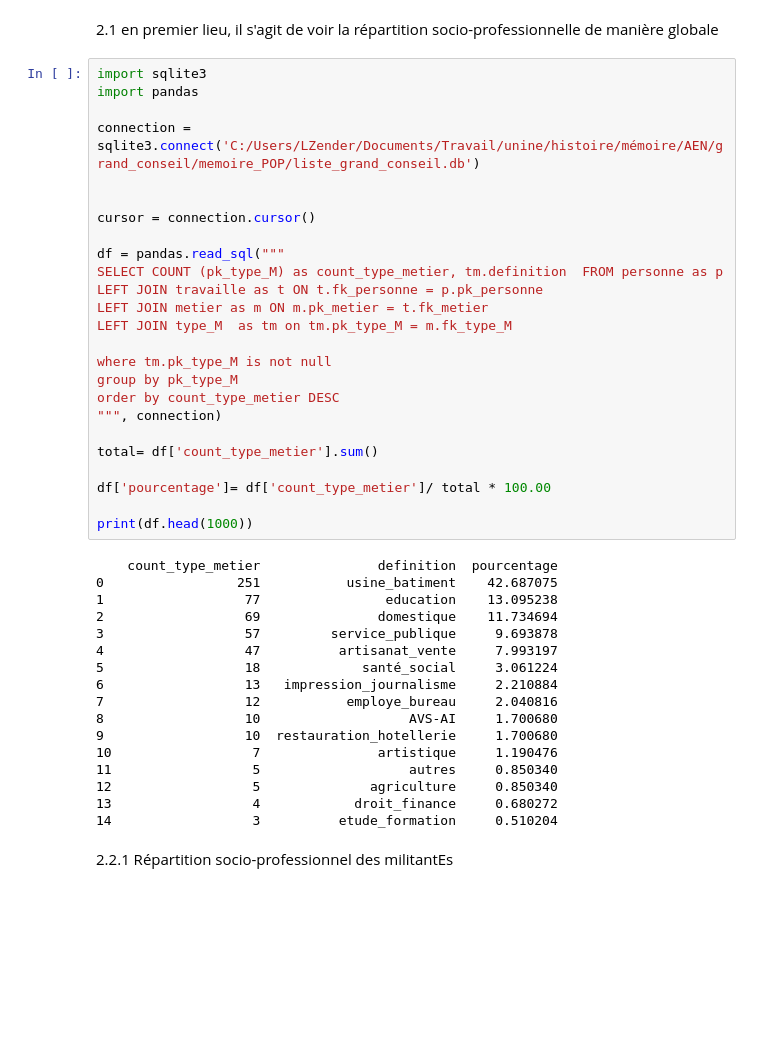
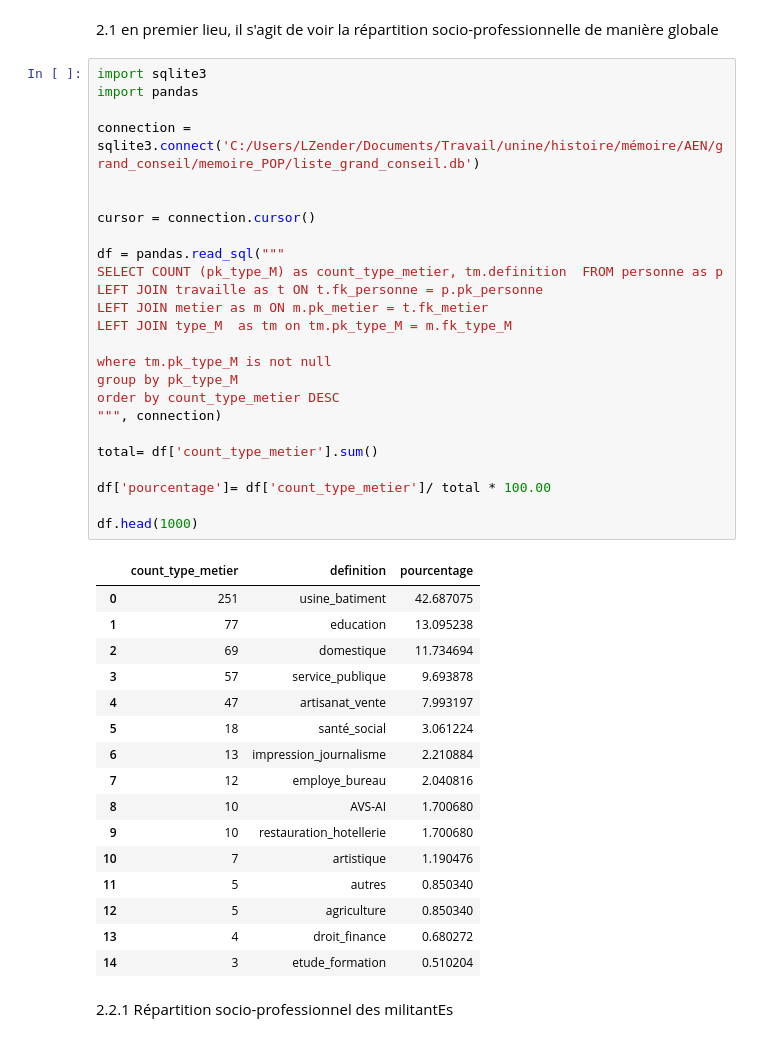
Before and after one commit to Zenderl/memoire_POP, a Jupyter notebook: notebooks_jupyter/requetes_SQL/question_02.ipynb, the cells around one changed output. Cells and saved outputs as stored; diff of their text form; blank space fills up the shorter version.

```diff
--- a/notebooks_jupyter/requetes_SQL/question_02.ipynb
+++ b/notebooks_jupyter/requetes_SQL/question_02.ipynb
@@ -5,45 +5,45 @@ Q2 : répartition socio-professionnelle des militant.e.s cette requête permet d
 # %%
 import sqlite3
 import pandas
 
 connection = sqlite3.connect('C:/Users/LZender/Documents/Travail/unine/histoire/mémoire/AEN/grand_conseil/memoire_POP/liste_grand_conseil.db')
 
 
 cursor = connection.cursor()
 
 df = pandas.read_sql("""
 SELECT COUNT (pk_type_M) as count_type_metier, tm.definition  FROM personne as p
 LEFT JOIN travaille as t ON t.fk_personne = p.pk_personne
 LEFT JOIN metier as m ON m.pk_metier = t.fk_metier
 LEFT JOIN type_M  as tm on tm.pk_type_M = m.fk_type_M
 
 where tm.pk_type_M is not null
 group by pk_type_M
 order by count_type_metier DESC
 """, connection)
 
 total= df['count_type_metier'].sum()
 
 df['pourcentage']= df['count_type_metier']/ total * 100.00
 
-print(df.head(1000))
+df.head(1000)
 # %% [output]
-    count_type_metier               definition  pourcentage
-0                 251           usine_batiment    42.687075
-1                  77                education    13.095238
-2                  69               domestique    11.734694
-3                  57         service_publique     9.693878
-4                  47          artisanat_vente     7.993197
-5                  18             santé_social     3.061224
-6                  13   impression_journalisme     2.210884
-7                  12           employe_bureau     2.040816
-8                  10                   AVS-AI     1.700680
-9                  10  restauration_hotellerie     1.700680
-10                  7               artistique     1.190476
-11                  5                   autres     0.850340
-12                  5              agriculture     0.850340
-13                  4            droit_finance     0.680272
-14                  3          etude_formation     0.510204
+|  | count_type_metier | definition | pourcentage |
+| 0 | 251 | usine_batiment | 42.687075 |
+| 1 | 77 | education | 13.095238 |
+| 2 | 69 | domestique | 11.734694 |
+| 3 | 57 | service_publique | 9.693878 |
+| 4 | 47 | artisanat_vente | 7.993197 |
+| 5 | 18 | santé_social | 3.061224 |
+| 6 | 13 | impression_journalisme | 2.210884 |
+| 7 | 12 | employe_bureau | 2.040816 |
+| 8 | 10 | AVS-AI | 1.700680 |
+| 9 | 10 | restauration_hotellerie | 1.700680 |
+| 10 | 7 | artistique | 1.190476 |
+| 11 | 5 | autres | 0.850340 |
+| 12 | 5 | agriculture | 0.850340 |
+| 13 | 4 | droit_finance | 0.680272 |
+| 14 | 3 | etude_formation | 0.510204 |
 # %% [markdown]
 2.2.1 Répartition socio-professionnel des militantEs
 # %%
```
Also changed, not shown: parts of 5 cells of this notebook, 4 other files.
